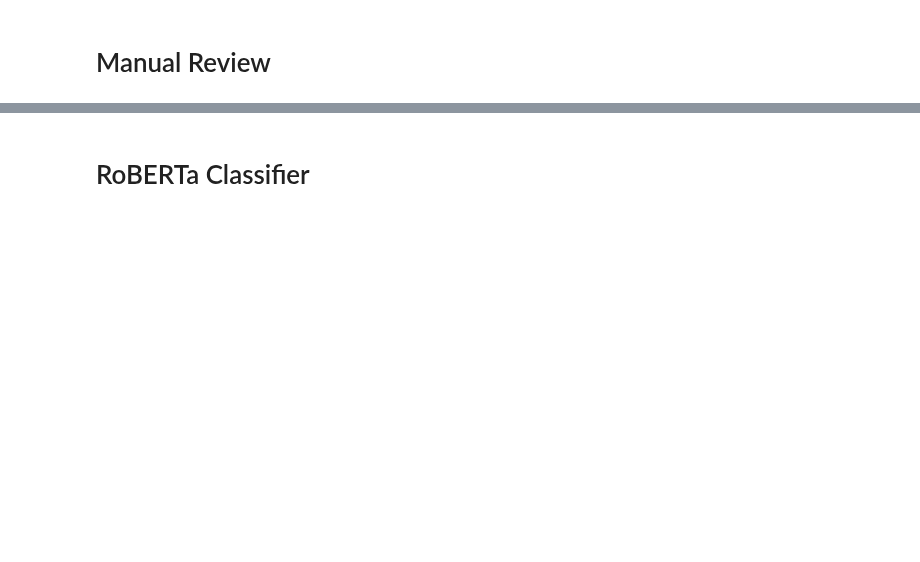
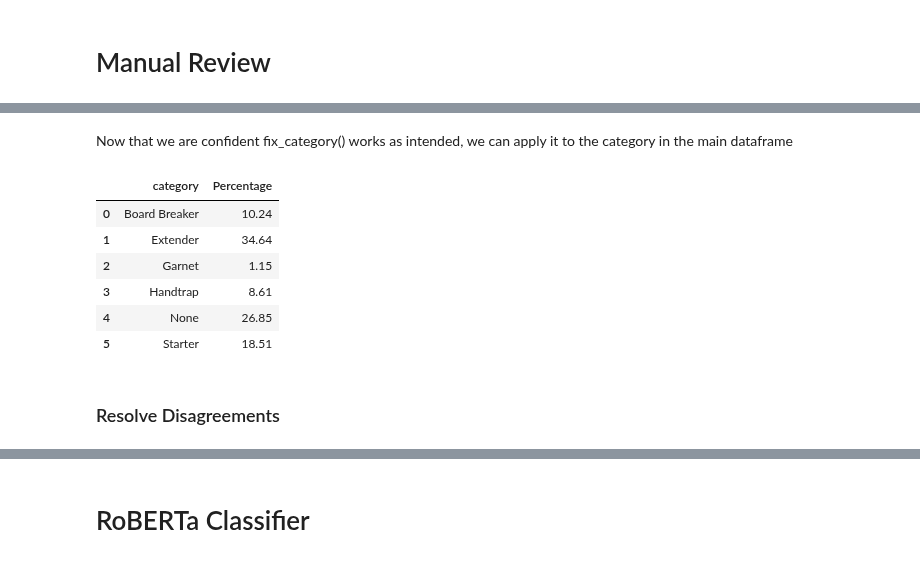
Before and after one commit to mlchrzan/Heart-of-the-Cards, a Jupyter notebook: Code/LLM_categorization.ipynb, the cells around one changed output, grey strips where cells are left out. Drawn from its saved outputs; the diff is of its cells as text; code cells hidden in the pictures; blank space fills up the shorter version.

```diff
--- a/Code/LLM_categorization.ipynb
+++ b/Code/LLM_categorization.ipynb
@@ -304 +248,25 @@ Gemini API failed for Megalith Ophiel with model gemini-2.5-flash-lite with erro
+# %%
+# Load previously categorized results if available
+results = pd.read_csv("../Data/categorized_cards.csv") if os.path.exists("../Data/categorized_cards.csv") else pd.DataFrame(columns=["card_id", "card_name", "category", "justification", "card_text"])
+
+# Loop setup
+# Gemini model ordering configuration
+model_order_original = [
+    "gemini-2.5-pro",
+    "gemini-2.5-flash",
+    "gemini-2.5-flash-lite"
+]
+available_models = model_order_original.copy()
+model_order = model_order_original.copy()
+failed_models = []
+last_reset = time.time()
+
+model_count = {model: 0 for model in model_order_original}
+model_count_max = {
+    "gemini-2.5-pro": 100,
+    "gemini-2.5-flash": 250,
+    "gemini-2.5-flash-lite": 1000
+}
+
+run = 3 # UPDATE EACH TIME, This variable is used to track the run number for categorization
 # %%
@@ -446,0 +402,16 @@ Redoing 214 cards that are not in the expected categories.
+# %% [markdown]
+Now that we are confident fix_category() works as intended, we can apply it to the category in the main dataframe
+# %%
+results['category'] = results.apply(fix_category, axis=1)
+
+(results['category'].value_counts(normalize=True) * 100).round(2).to_frame(name='Percentage').sort_index().reset_index().rename(columns={'index': 'Category'})
+# %% [output]
+|  | category | Percentage |
+| 0 | Board Breaker | 10.24 |
+| 1 | Extender | 34.64 |
+| 2 | Garnet | 1.15 |
+| 3 | Handtrap | 8.61 |
+| 4 | None | 26.85 |
+| 5 | Starter | 18.51 |
+# %% [markdown]
+### Resolve Disagreements
```
Also changed, not shown: parts of 16 cells of this notebook, 6 other files.
